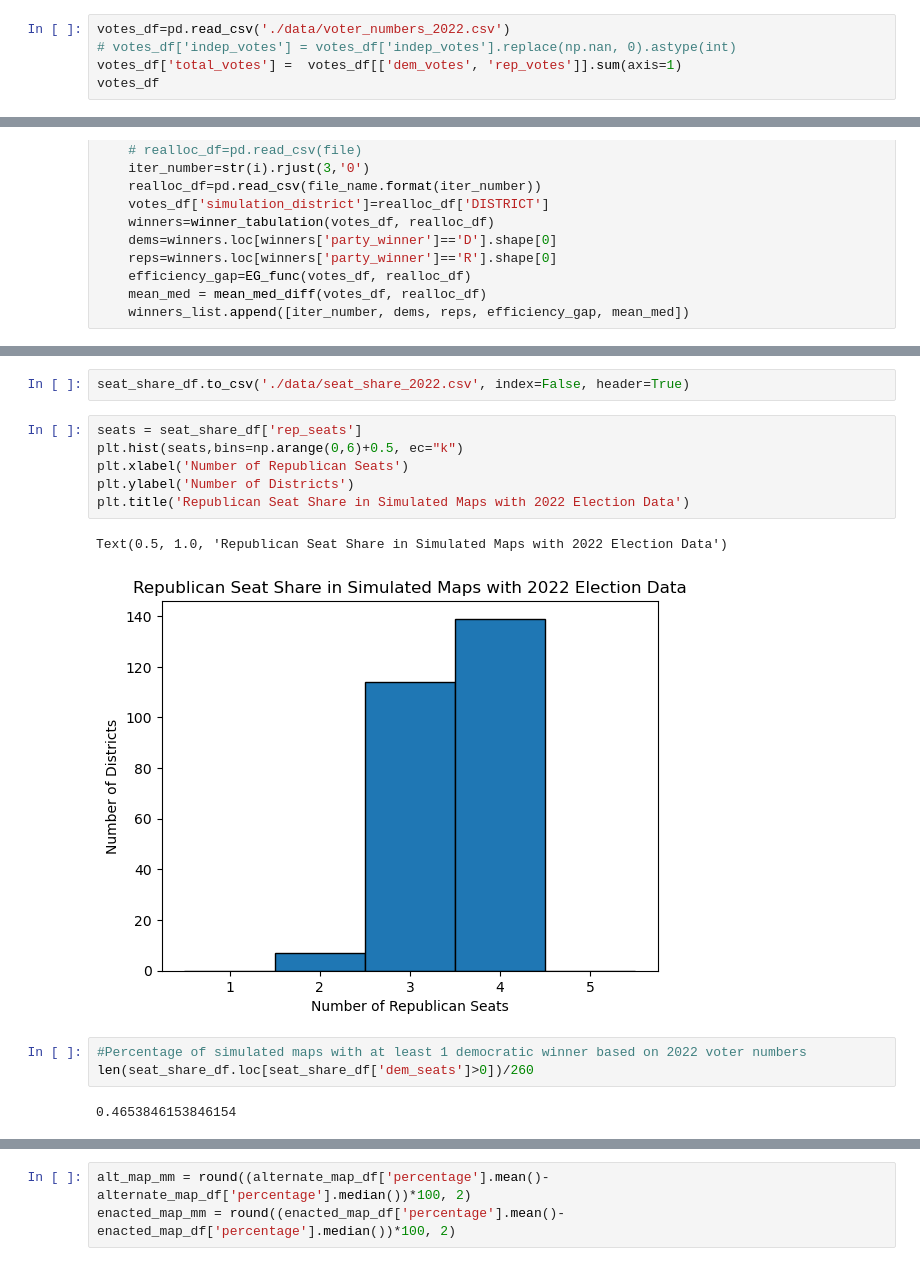
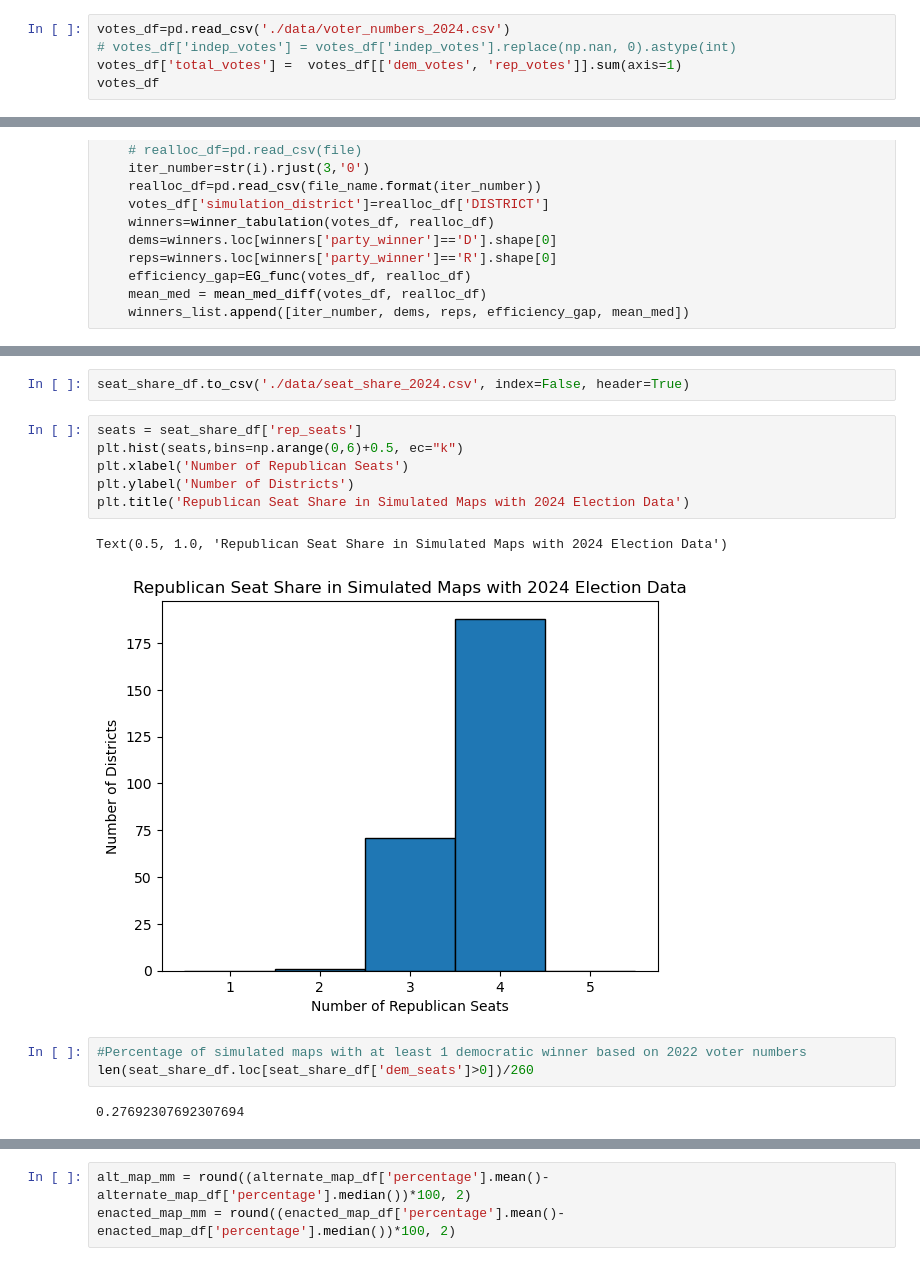
Before and after one commit to stefaniegwangphd/ia-redistricting, a Jupyter notebook: election_analysis.ipynb, the cells around one changed output, grey strips where cells are left out. Saved outputs shown, nothing was run; the diff lists cells and outputs as text.

Commit message:
rerun analysis with 2024 voter data, update seat_share_2024 df with mean-median score, update titles and axis labels of all graphics

```diff
--- a/election_analysis.ipynb
+++ b/election_analysis.ipynb
@@ -11,7 +11,7 @@ import math
 # %% [markdown]
 # Get voter data and vote share for enacted and 2021 Proposal 1
 # %%
-votes_df=pd.read_csv('./data/voter_numbers_2022.csv')
+votes_df=pd.read_csv('./data/voter_numbers_2024.csv')
 # votes_df['indep_votes'] = votes_df['indep_votes'].replace(np.nan, 0).astype(int)
 votes_df['total_votes'] =  votes_df[['dem_votes', 'rep_votes']].sum(axis=1)
 votes_df
@@ -241,20 +241,20 @@ seat_share_df
 260 rows × 5 columns
 # %%
-seat_share_df.to_csv('./data/seat_share_2022.csv', index=False, header=True)
+seat_share_df.to_csv('./data/seat_share_2024.csv', index=False, header=True)
 # %%
 seats = seat_share_df['rep_seats']
 plt.hist(seats,bins=np.arange(0,6)+0.5, ec="k")
 plt.xlabel('Number of Republican Seats')
 plt.ylabel('Number of Districts')
-plt.title('Republican Seat Share in Simulated Maps with 2022 Election Data')
+plt.title('Republican Seat Share in Simulated Maps with 2024 Election Data')
 # %% [output]
-Text(0.5, 1.0, 'Republican Seat Share in Simulated Maps with 2022 Election Data')
+Text(0.5, 1.0, 'Republican Seat Share in Simulated Maps with 2024 Election Data')
-[figure, old version]
+[figure, new version]
 # %%
 #Percentage of simulated maps with at least 1 democratic winner based on 2022 voter numbers
 len(seat_share_df.loc[seat_share_df['dem_seats']>0])/260
 # %% [output]
-0.4653846153846154
+0.27692307692307694
 # %%
 plt.boxplot(x=seat_share_df['efficiency_gap'])
 plt.show()
```
Also changed, not shown: parts of 10 cells of this notebook, 6 other files.
